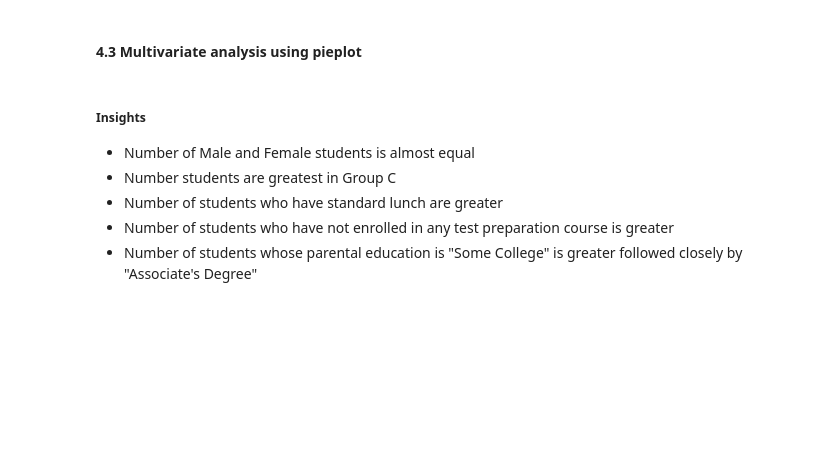
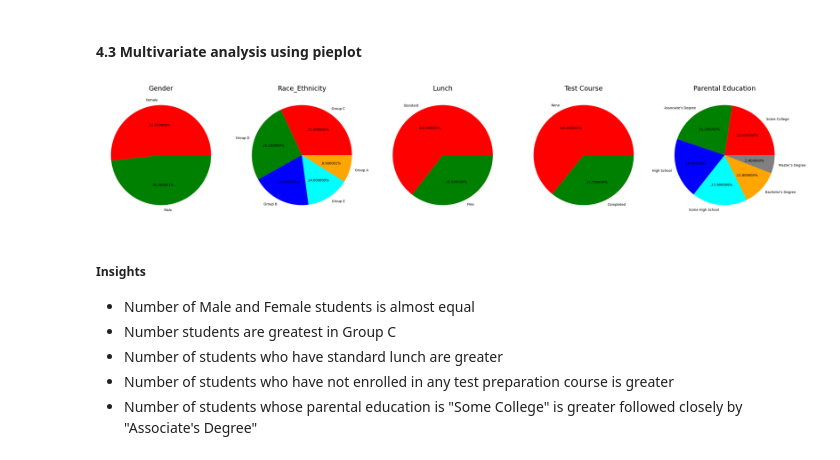
Before and after one commit to Vaibhav2024/My-First-ML-Project, a Jupyter notebook: notebook/1 . EDA STUDENT PERFORMANCE .ipynb, the cells around one changed output. Saved outputs shown, nothing was run; the diff lists cells and outputs as text; code cells hidden in the pictures; blank space fills up the shorter version.

```diff
--- a/notebook/1 . EDA STUDENT PERFORMANCE .ipynb
+++ b/notebook/1 . EDA STUDENT PERFORMANCE .ipynb
@@ -332,26 +354,27 @@ plt.show()
 #### 4.3 Multivariate analysis using pieplot
 # %%
 plt.rcParams['figure.figsize'] = (30, 12)
+# rcParams is a dictionary where customizable properties of matplotlib are stored, figure.figsize is used to change size of diagram
 
 plt.subplot(1, 5, 1)
-size = df['gender'].value_counts()
+size = df['gender'].value_counts() # used to check number of elemnts of each diff category in column
 labels = 'Female', 'Male'
 color = ['red','green']
 
 
 plt.pie(size, colors = color, labels = labels,autopct = '.%2f%%')
-plt.title('Gender', fontsize = 20)
-plt.axis('off')
+plt.title('Gender', fontsize = 20)  #fontsize used to increase or decrease fontsize
+plt.axis('off')     #does not show the label x-axis and y-axis
 
 
 
 plt.subplot(1, 5, 2)
-size = df['race/ethnicity'].value_counts()
+size = df['race_ethnicity'].value_counts()
 labels = 'Group C', 'Group D','Group B','Group E','Group A'
 color = ['red', 'green', 'blue', 'cyan','orange']
 
 plt.pie(size, colors = color,labels = labels,autopct = '.%2f%%')
-plt.title('Race/Ethnicity', fontsize = 20)
+plt.title('Race_Ethnicity', fontsize = 20)
 plt.axis('off')
 
 
@@ -361,35 +384,37 @@ size = df['lunch'].value_counts()
 labels = 'Standard', 'Free'
 color = ['red','green']
 
 plt.pie(size, colors = color,labels = labels,autopct = '.%2f%%')
 plt.title('Lunch', fontsize = 20)
 plt.axis('off')
 
 
 plt.subplot(1, 5, 4)
-size = df['test preparation course'].value_counts()
+size = df['test_preparation_course'].value_counts()
 labels = 'None', 'Completed'
 color = ['red','green']
 
 plt.pie(size, colors = color,labels = labels,autopct = '.%2f%%')
 plt.title('Test Course', fontsize = 20)
 plt.axis('off')
 
 
 plt.subplot(1, 5, 5)
-size = df['parental level of education'].value_counts()
+size = df['parental_level_of_education'].value_counts()
 labels = 'Some College', "Associate's Degree",'High School','Some High School',"Bachelor's Degree","Master's Degree"
 color = ['red', 'green', 'blue', 'cyan','orange','grey']
 
 plt.pie(size, colors = color,labels = labels,autopct = '.%2f%%')
 plt.title('Parental Education', fontsize = 20)
 plt.axis('off')
 
 
 plt.tight_layout()
 plt.grid()
 
 plt.show()
+# %% [output]
+[figure, added]
 # %% [markdown]
 #####  Insights
 - Number of Male and Female students is almost equal
```
Also changed, not shown: parts of 28 cells of this notebook.
